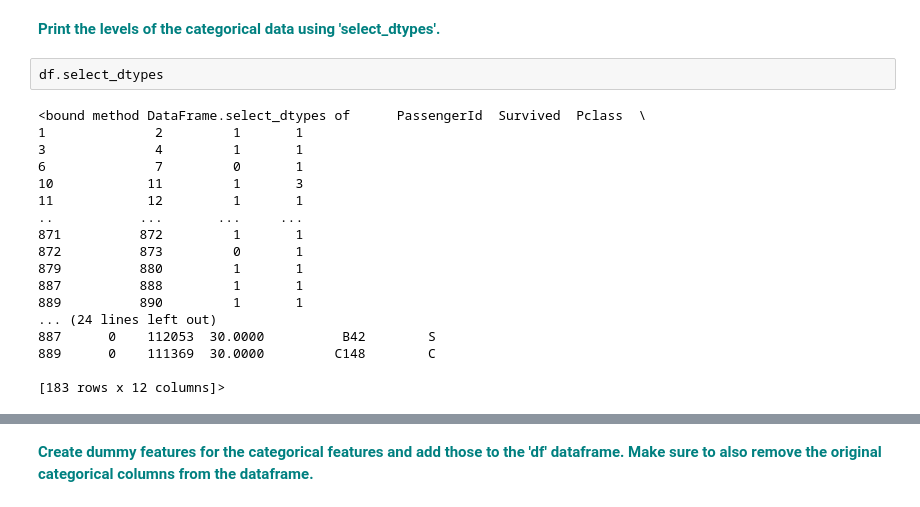
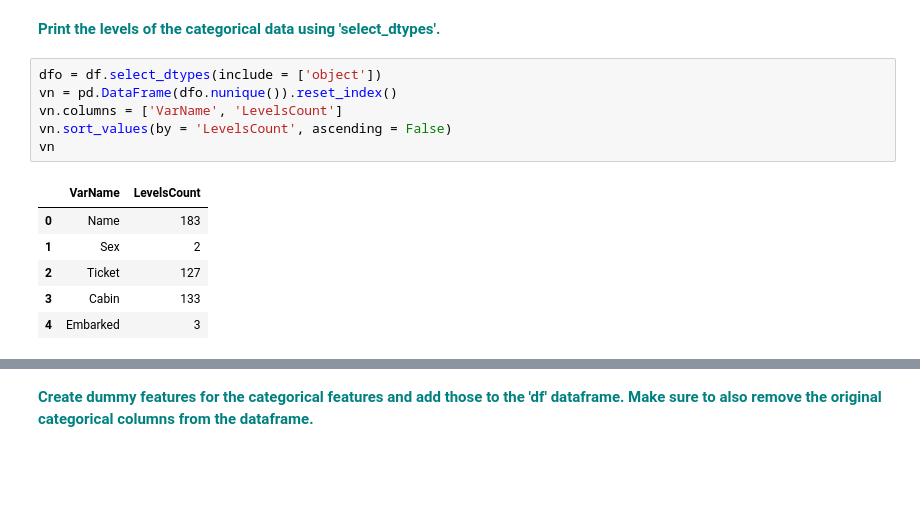
Before and after one commit to amoutafian/gradient_boosting_case_study, a Jupyter notebook: 1601612507_Gradient_Boosting_Case_Study_updated_10_01_2020 (1)/Gradient Boosting Case Study.ipynb, the cells around one changed output, grey strips where cells are left out. Saved outputs shown, nothing was run; the diff lists cells and outputs as text; blank space fills up the shorter version.

```diff
--- a/1601612507_Gradient_Boosting_Case_Study_updated_10_01_2020 (1)/Gradient Boosting Case Study.ipynb
+++ b/1601612507_Gradient_Boosting_Case_Study_updated_10_01_2020 (1)/Gradient Boosting Case Study.ipynb
@@ -143,22 +165,15 @@ dtype: int64
 # %% [markdown]
 **<font color='teal'>Print the levels of the categorical data using 'select_dtypes'. </font>**
-# %%
-df.select_dtypes
-# %% [output]
-<bound method DataFrame.select_dtypes of      PassengerId  Survived  Pclass  \
-1              2         1       1
-3              4         1       1
-6              7         0       1
-10            11         1       3
-11            12         1       1
-..           ...       ...     ...
-871          872         1       1
-872          873         0       1
-879          880         1       1
-887          888         1       1
-889          890         1       1
-... (24 lines left out)
-887      0    112053  30.0000          B42        S
-889      0    111369  30.0000         C148        C
-
-[183 rows x 12 columns]>
+# %%
+dfo = df.select_dtypes(include = ['object'])
+vn = pd.DataFrame(dfo.nunique()).reset_index()
+vn.columns = ['VarName', 'LevelsCount']
+vn.sort_values(by = 'LevelsCount', ascending = False)
+vn
+# %% [output]
+|  | VarName | LevelsCount |
+| 0 | Name | 183 |
+| 1 | Sex | 2 |
+| 2 | Ticket | 127 |
+| 3 | Cabin | 133 |
+| 4 | Embarked | 3 |
```
Also changed, not shown: parts of 2 cells of this notebook.
